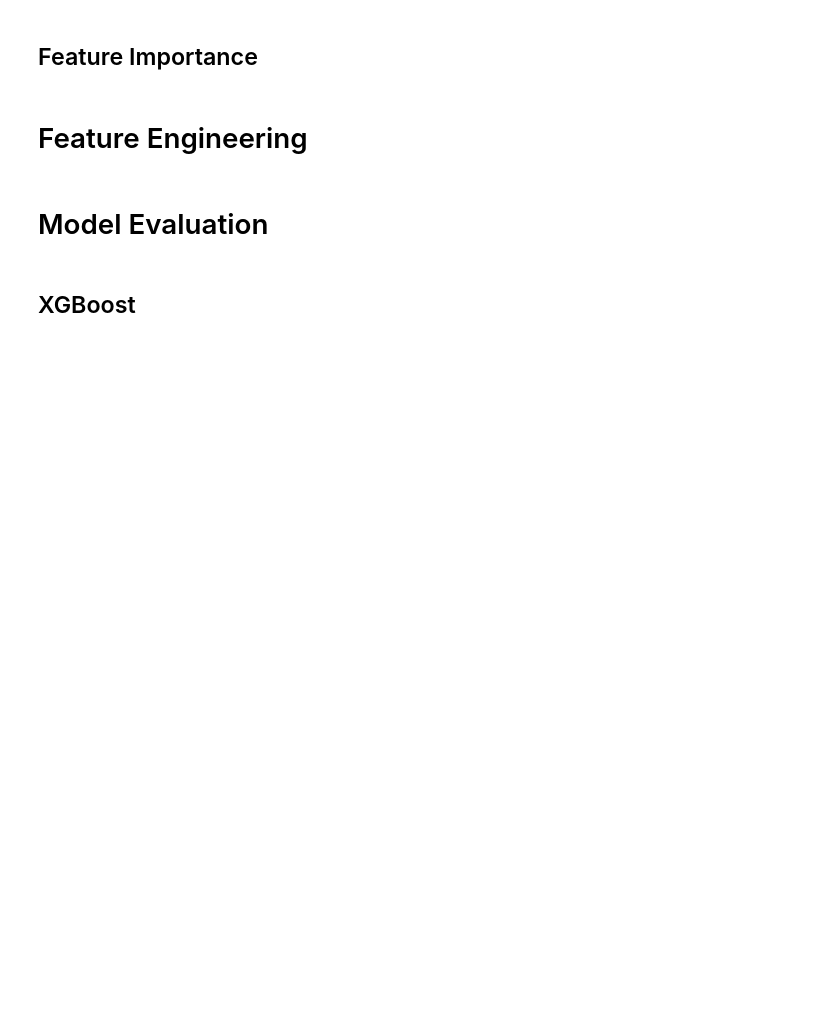
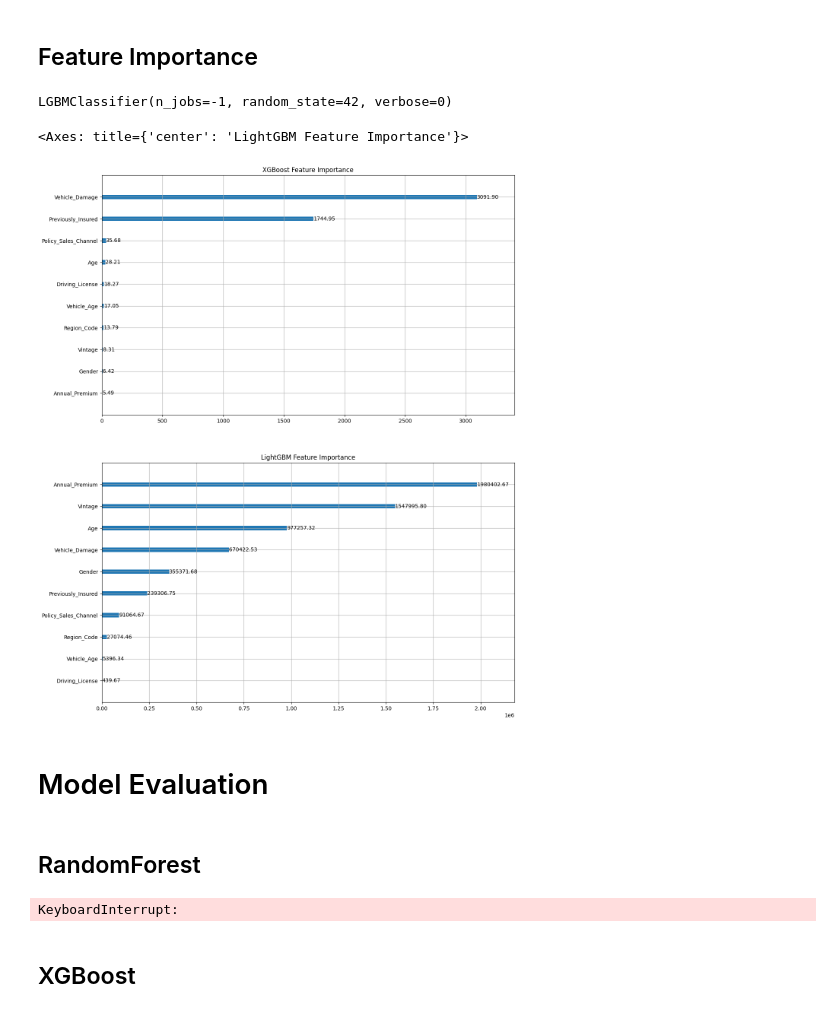
Before and after one commit to Ednaxx/Kaggle-Playground-Series, a Jupyter notebook: PS4E7-InsuranceCrossSellingClassification/ps4e7-insurance-cross-selling-prediction.ipynb, the cells around one changed output. Drawn from its saved outputs; the diff is of its cells as text; code cells hidden in the pictures; blank space fills up the shorter version.

```diff
--- a/PS4E7-InsuranceCrossSellingClassification/ps4e7-insurance-cross-selling-prediction.ipynb
+++ b/PS4E7-InsuranceCrossSellingClassification/ps4e7-insurance-cross-selling-prediction.ipynb
@@ -417,8 +430,8 @@ plot_correlation(train_sample)
 # %%
 fi_xgb = XGBClassifier(random_state=42, enable_categorical=True, n_jobs=-1, eval_metric="auc")
 fi_lgbm = LGBMClassifier(random_state=42, verbose=0, n_jobs=-1)
-fi_random_forest = RandomForestClassifier(random_state=42, n_jobs=-1)
 
 fi_xgb.fit(train_sample.drop(columns='Response'), train_sample.Response)
 fi_lgbm.fit(train_sample.drop(columns='Response'), train_sample.Response, eval_metric="auc")
-fi_random_forest.fit(train_sample.drop(columns='Response'), train_sample.Response)
+# %% [output]
+LGBMClassifier(n_jobs=-1, random_state=42, verbose=0)
@@ -459,16 +438,31 @@ def random_forest_importance(
 # %%
-_, axs = plt.subplots(3, 1, figsize=(14, 18))
+_, axs = plt.subplots(2, 1, figsize=(14, 18))
 
 xgboost.plot_importance(fi_xgb, ax=axs[0], title="XGBoost Feature Importance", xlabel=None, ylabel=None, importance_type="gain", values_format="{v:.2f}")
 lightgbm.plot_importance(fi_lgbm, ax=axs[1], title="LightGBM Feature Importance", xlabel=None, ylabel=None, importance_type="gain", precision=2)
-random_forest_importance(fi_random_forest, train_sample.drop(columns="Response").columns, ax=axs[2], title="Random Forest Feature Importance", importance_type="gain", values_format="{v:.2f}")
+# %% [output]
+<Axes: title={'center': 'LightGBM Feature Importance'}>
+[figure, added]
-# %% [markdown]
-# Feature Engineering
 # %% [markdown]
 # Model Evaluation
 # %%
 X = train_sample.drop(columns="Response")
 y = train_sample.Response
+# %% [markdown]
+## RandomForest
+# %%
+from sklearn.preprocessing import OneHotEncoder
+
+random_forest = RandomForestClassifier(random_state=42, n_jobs=-1)
+transformer = ColumnTransformer([
+    ("scaler", StandardScaler(), train_sample.select_dtypes('number').columns),
+    ("encoder", OneHotEncoder(), train_sample.select_dtypes('category').columns)
+])
+pipe = Pipeline([('transformer', transformer), ('model', random_forest)])
+
+cross_val_score(pipe, X, y, cv=5, n_jobs=-1).mean()
+# %% [output]
+KeyboardInterrupt:
 # %% [markdown]
 ## XGBoost
 # %%
```
Also changed, not shown: parts of 16 cells of this notebook.
